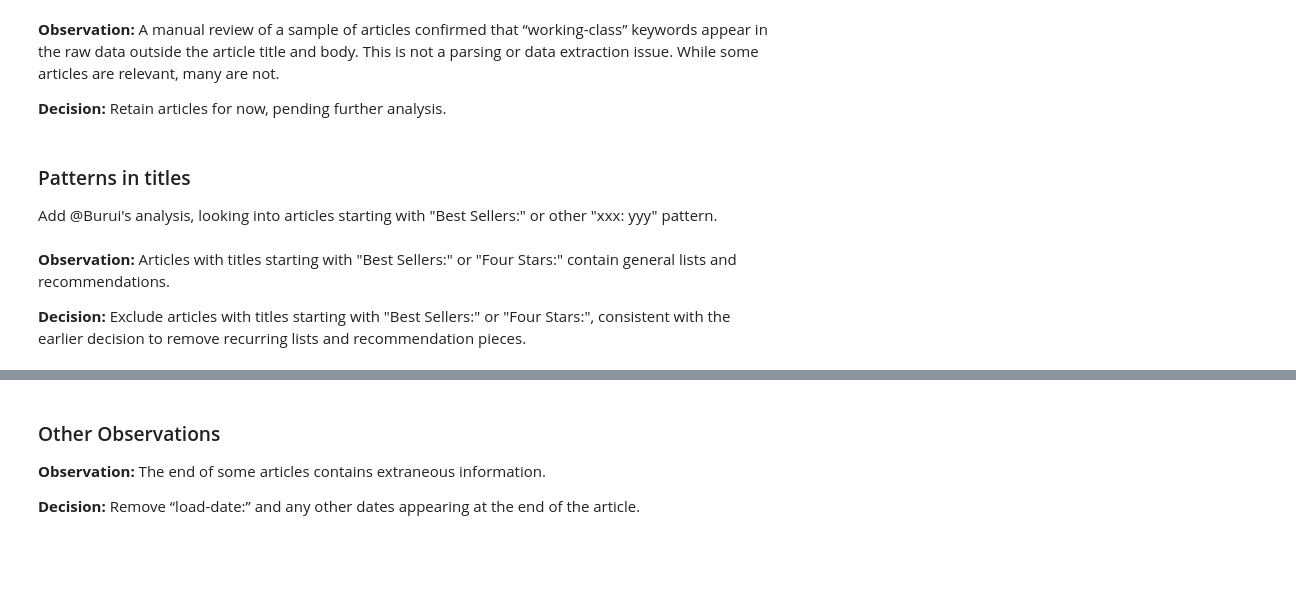
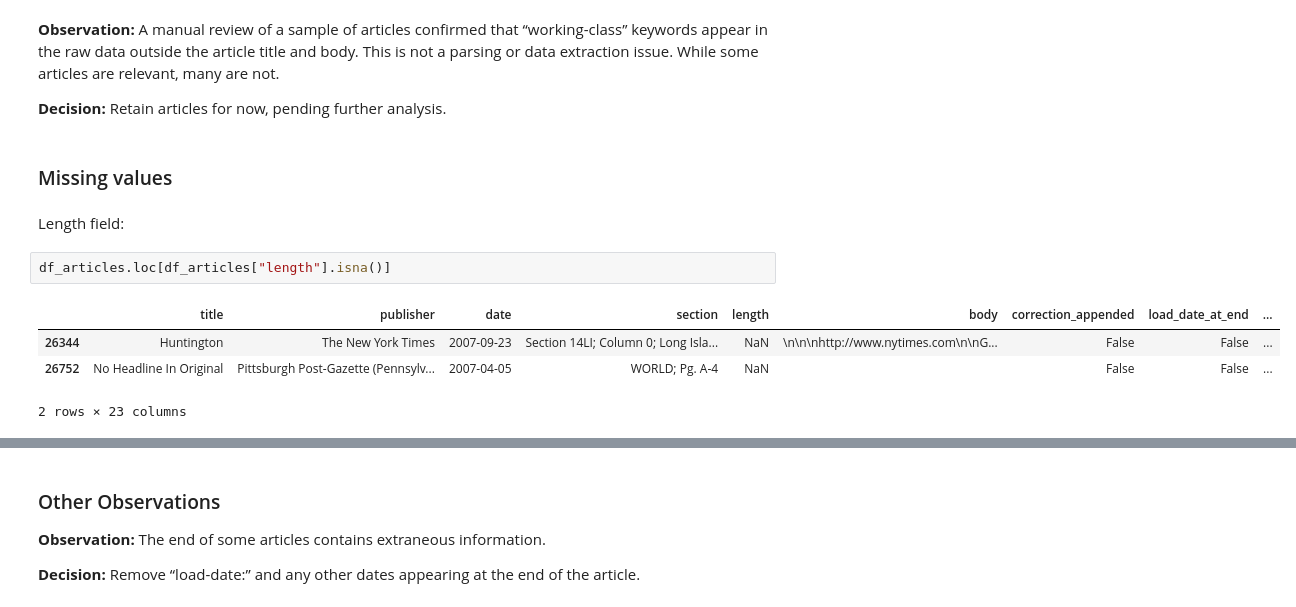
Before and after one commit to laurauguc/working_class_media_analysis, a Jupyter notebook: data_exploration/1.explore_parsed_data.ipynb, the cells around one changed output, grey strips where cells are left out. Cells and saved outputs as stored; diff of their text form; blank space fills up the shorter version.

```diff
--- a/data_exploration/1.explore_parsed_data.ipynb
+++ b/data_exploration/1.explore_parsed_data.ipynb
@@ -498,11 +624,14 @@ df_missing_working_class.head()
 __Observation:__ A manual review of a sample of articles confirmed that “working-class” keywords appear in the raw data outside the article title and body. This is not a parsing or data extraction issue. While some articles are relevant, many are not.
 
 __Decision:__ Retain articles for now, pending further analysis.
-# %% [markdown]
-### Patterns in titles
-
-Add @Burui's analysis, looking into articles starting with "Best Sellers:" or other "xxx: yyy" pattern.
-# %% [markdown]
-**Observation:** Articles with titles starting with "Best Sellers:" or "Four Stars:" contain general lists and recommendations.
-
-**Decision:** Exclude articles with titles starting with "Best Sellers:" or "Four Stars:", consistent with the earlier decision to remove recurring lists and recommendation pieces.
+# %% [markdown]
+### Missing values
+# %% [markdown]
+Length field:
+# %%
+df_articles.loc[df_articles["length"].isna()]
+# %% [output]
+|  | title | publisher | date | section | length | body | correction_appended | load_date_at_end | ... |
+| 26344 | Huntington | The New York Times | 2007-09-23 | Section 14LI; Column 0; Long Isla... | NaN | \n\n\nhttp://www.nytimes.com\n\nG... | False | False | ... |
+| 26752 | No Headline In Original | Pittsburgh Post-Gazette (Pennsylv... | 2007-04-05 | WORLD; Pg. A-4 | NaN |  | False | False | ... |
+2 rows × 23 columns
```
Also changed, not shown: parts of 78 cells of this notebook, 4 other files.
